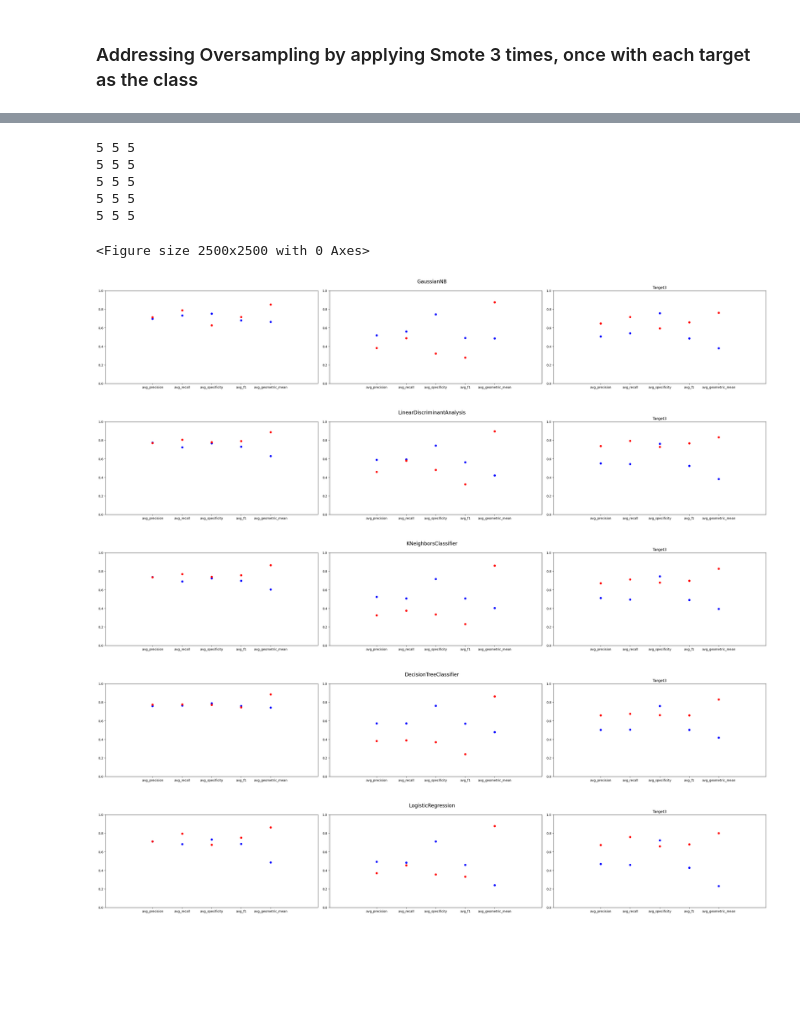
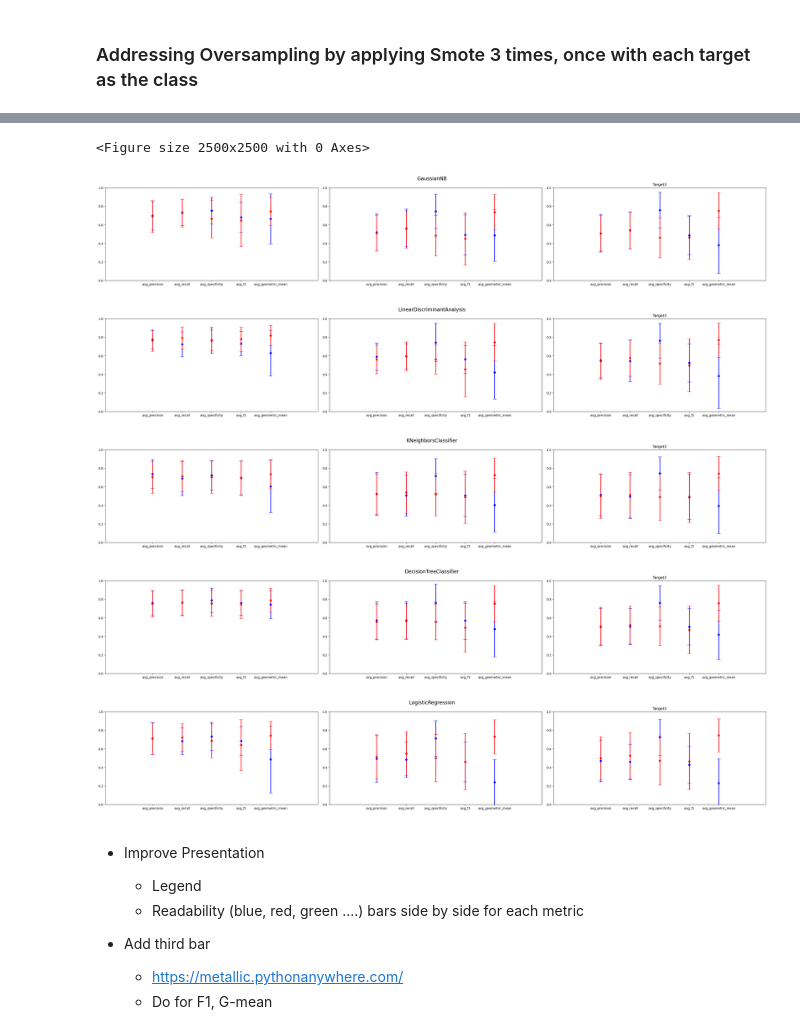
Before and after one commit to Logan-Rose/Active-Learning-With-Imbalance, a Jupyter notebook: baseNotebook.ipynb, the cells around one changed output, grey strips where cells are left out. Cells and saved outputs as stored; diff of their text form; code cells hidden in the pictures; blank space fills up the shorter version.

Commit message:
moved graphs to seperate file, adjusted display

```diff
--- a/baseNotebook.ipynb
+++ b/baseNotebook.ipynb
@@ -1037,5 +1156,4 @@ LogisticRegression: done
 # %%
-
 plt.figure(figsize=(25, 25), dpi=100)
 learners = list(aggregateMetrics.keys())
 for i in range(len(learners)):
@@ -1056,56 +1174,50 @@ for i in range(len(learners)):
 
   t3= aggregateMetrics[learner].iloc[2].values
   t3Adjusted = aggregateMetricsAdjusted[learner].iloc[2].values
 
   t3StandardDev = aggregateStandardDev[learner].iloc[2].values
   t3AdjustedStandardDev = aggregateStandardDevAdjusted[learner].iloc[2].values
 
   fig, axs = plt.subplots(1, 3, constrained_layout=True)
   fig.suptitle(learner, fontsize=16)
   fig.set_figwidth(30)
   fig.set_figheight(5)
-  print(len(metrics), len(t1), len(t1Adjusted))
   axs[0].set(xmargin= 0.4, ylim=(0, 1))
-  # axs[0].errorbar(metrics, t1, yerr=t1StandardDev, fmt='bo', linewidth=2, capsize=6)
-  # axs[0].errorbar(metrics, t1Adjusted, yerr=t1AdjustedStandardDev ,fmt='ro', linewidth=2, capsize=6)
-  axs[0].errorbar(metrics, t1, fmt='bo', linewidth=2, capsize=6)
-  axs[0].errorbar(metrics, t1Adjusted ,fmt='ro', linewidth=2, capsize=6)
+  axs[0].errorbar(metrics, t1, yerr=t1StandardDev, fmt='bo', linewidth=2, capsize=6)
+  axs[0].errorbar(metrics, t1Adjusted, yerr=t1AdjustedStandardDev ,fmt='ro', linewidth=2, capsize=6)
 
   plt.title('Target1')
 
   axs[1].set(xmargin= 0.4, ylim=(0, 1))
-  # axs[1].errorbar(metrics, t2, yerr=t2StandardDev, fmt='bo', linewidth=2, capsize=6)
-  # axs[1].errorbar(metrics, t2Adjusted, yerr=t2AdjustedStandardDev, fmt='ro', linewidth=2, capsize=6)
-  axs[1].errorbar(metrics, t2, fmt='bo', linewidth=2, capsize=6)
-  axs[1].errorbar(metrics, t2Adjusted, fmt='ro', linewidth=2, capsize=6)
+  axs[1].errorbar(metrics, t2, yerr=t2StandardDev, fmt='bo', linewidth=2, capsize=6)
+  axs[1].errorbar(metrics, t2Adjusted, yerr=t2AdjustedStandardDev, fmt='ro', linewidth=2, capsize=6)
   plt.title('Target2')
 
   axs[2].set(xmargin= 0.4, ylim=(0, 1))
-  # axs[2].errorbar(metrics, t3, yerr=t3StandardDev, fmt='bo', linewidth=2, capsize=6)
-  # axs[2].errorbar(metrics, t3Adjusted, yerr=t3AdjustedStandardDev, fmt='ro', linewidth=2, capsize=6)
-  axs[2].errorbar(metrics, t3, fmt='bo', linewidth=2, capsize=6)
-  axs[2].errorbar(metrics, t3Adjusted, fmt='ro', linewidth=2, capsize=6)
+  axs[2].errorbar(metrics, t3, yerr=t3StandardDev, fmt='bo', linewidth=2, capsize=6)
+  axs[2].errorbar(metrics, t3Adjusted, yerr=t3AdjustedStandardDev, fmt='ro', linewidth=2, capsize=6)
 
   plt.title('Target3')
 
 plt.subplots_adjust(left=0.0,
                     bottom=0.0,
                     right=1,
                     top=0.9,
                     wspace=0.4,
                     hspace=0.4)
 plt.show()
-
-# print('-------------------------------')
 # %% [output]
-5 5 5
-5 5 5
-5 5 5
-5 5 5
-5 5 5
+<Figure size 2500x2500 with 0 Axes>
-<Figure size 2500x2500 with 0 Axes>
-[figure, old version]
+[figure, new version]
-[figure, old version]
+[figure, new version]
-[figure, old version]
+[figure, new version]
-[figure, old version]
+[figure, new version]
-[figure, old version]
+[figure, new version]
+# %% [markdown]
+ - Improve Presentation
+   - Legend
+   - Readability (blue, red, green ....) bars side by side for each metric
+
+ - Add third bar
+   - https://metallic.pythonanywhere.com/
+   - Do for F1, G-mean
```
Also changed, not shown: parts of 5 cells of this notebook, 3 other files.
